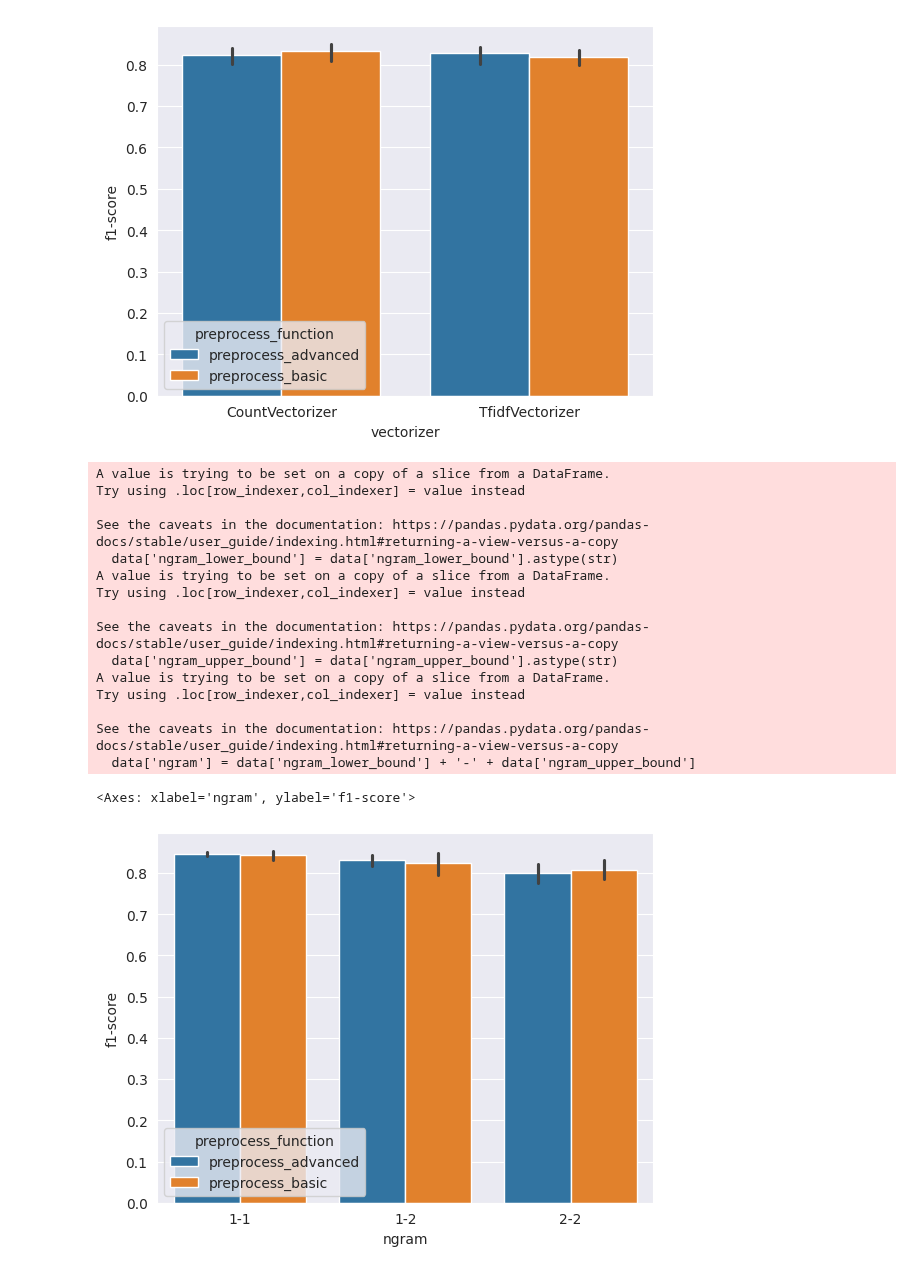
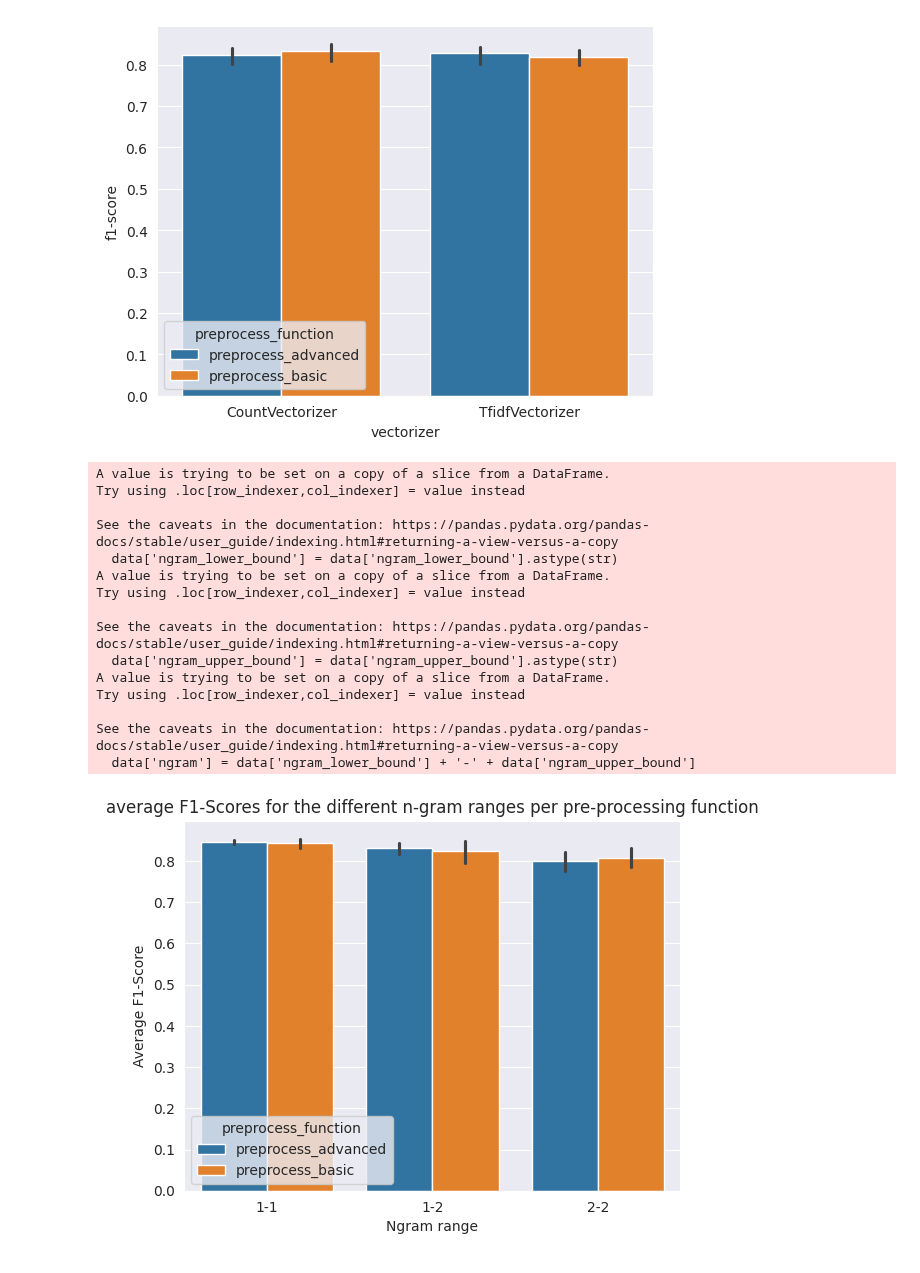
Before and after one commit to erikrubinov/nlp_project, a Jupyter notebook: src/eval_reports_1.ipynb, the cells around one changed output. Drawn from its saved outputs; the diff is of its cells as text; code cells hidden in the pictures.

Commit message:
smaller fixes, add ngram figure

```diff
--- a/src/eval_reports_1.ipynb
+++ b/src/eval_reports_1.ipynb
@@ -76,24 +76,29 @@ sns.barplot(x='vectorizer', y='f1-score', hue="preprocess_function", data=data)
 # %%
 # merge ngram_lower_bound and ngram_upper_bound into one column
 data['ngram_lower_bound'] = data['ngram_lower_bound'].astype(str)
 data['ngram_upper_bound'] = data['ngram_upper_bound'].astype(str)
 data['ngram'] = data['ngram_lower_bound'] + '-' + data['ngram_upper_bound']
 sns.barplot(x='ngram', y='f1-score', hue="preprocess_function", data=data)
+plt.xlabel('Ngram range')
+plt.ylabel('Average F1-Score')
+plt.title('average F1-Scores for the different n-gram ranges per pre-processing function')
+# save fig
+plt.savefig("../reports/figures/01/why_ngram_do_not_work.png")
+plt.show()
 # %% [output]
 A value is trying to be set on a copy of a slice from a DataFrame.
 Try using .loc[row_indexer,col_indexer] = value instead
 
 See the caveats in the documentation: https://pandas.pydata.org/pandas-docs/stable/user_guide/indexing.html#returning-a-view-versus-a-copy
   data['ngram_lower_bound'] = data['ngram_lower_bound'].astype(str)
 A value is trying to be set on a copy of a slice from a DataFrame.
 Try using .loc[row_indexer,col_indexer] = value instead
 
 See the caveats in the documentation: https://pandas.pydata.org/pandas-docs/stable/user_guide/indexing.html#returning-a-view-versus-a-copy
   data['ngram_upper_bound'] = data['ngram_upper_bound'].astype(str)
 A value is trying to be set on a copy of a slice from a DataFrame.
 Try using .loc[row_indexer,col_indexer] = value instead
 
 See the caveats in the documentation: https://pandas.pydata.org/pandas-docs/stable/user_guide/indexing.html#returning-a-view-versus-a-copy
   data['ngram'] = data['ngram_lower_bound'] + '-' + data['ngram_upper_bound']
-<Axes: xlabel='ngram', ylabel='f1-score'>
-[figure, old version]
+[figure, new version]
```
Also changed, not shown: 2 other files.
